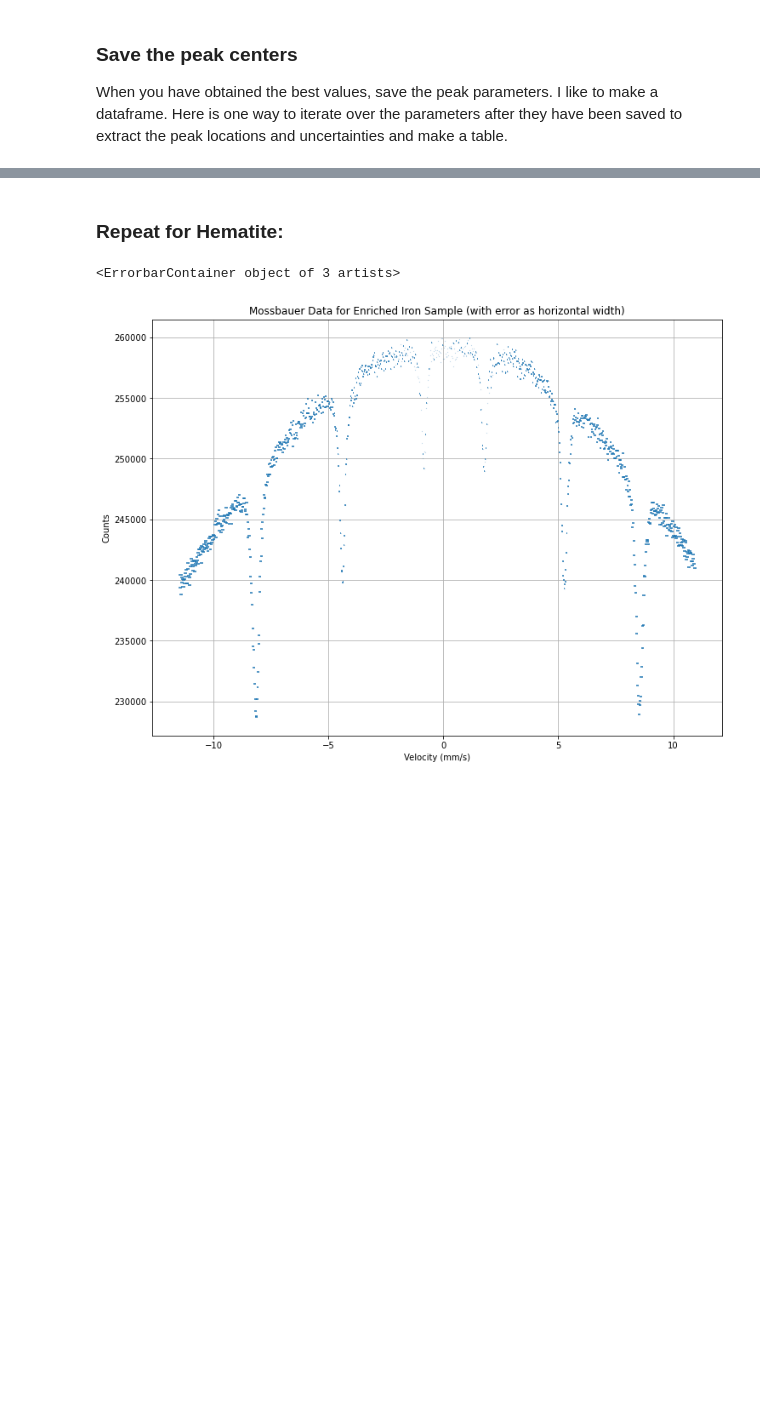
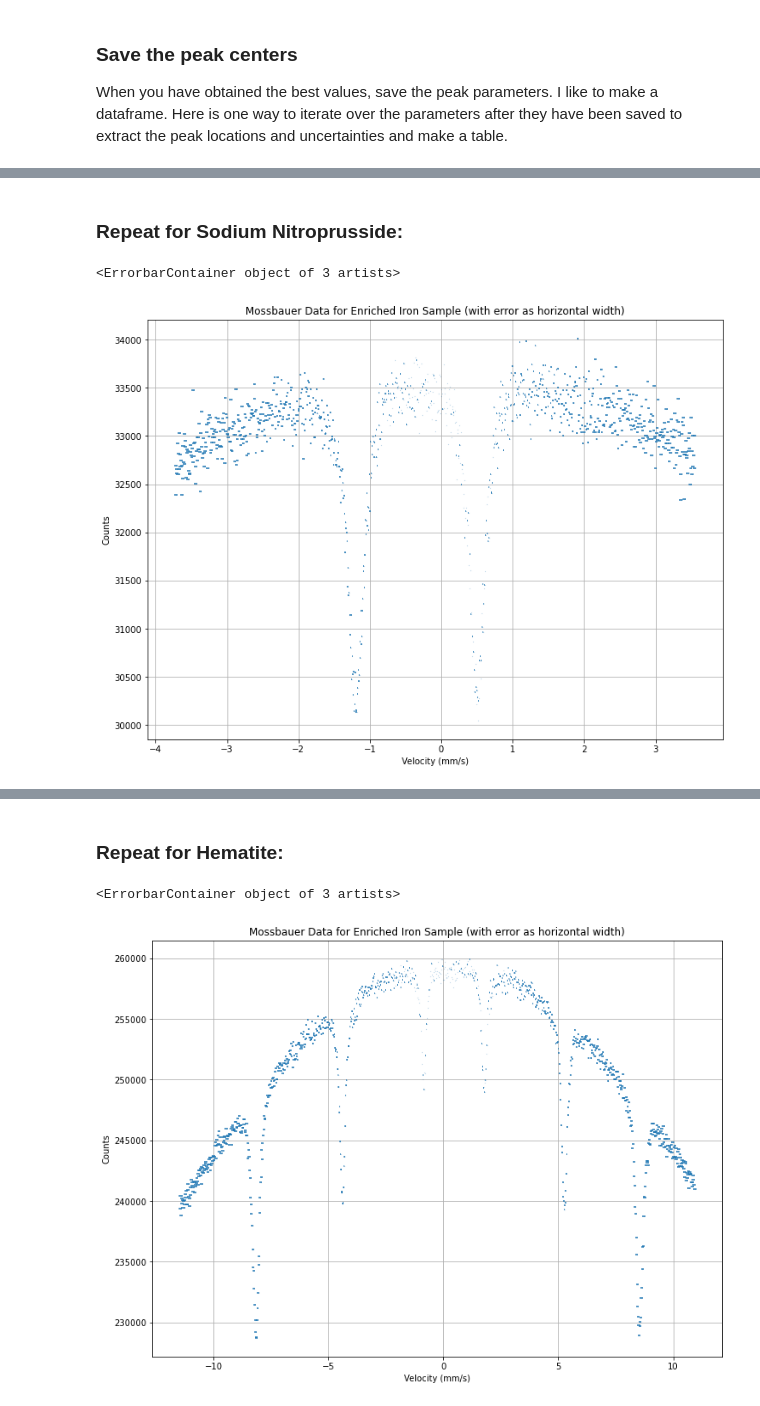
Before and after one commit to ahserhan/CMX, a Jupyter notebook: Mossbauer Specctroscopy/Mossbauer Full Analysis (Template).ipynb, the cells around one changed output, grey strips where cells are left out. Cells and saved outputs as stored; diff of their text form; code cells hidden in the pictures; blank space fills up the shorter version.

```diff
--- a/Mossbauer Specctroscopy/Mossbauer Full Analysis (Template).ipynb
+++ b/Mossbauer Specctroscopy/Mossbauer Full Analysis (Template).ipynb
@@ -299,0 +301,24 @@ Fe_peaks_df
+# %% [markdown]
+### Repeat for Sodium Nitroprusside:
+# %%
+
+#Read in the enriched_Fe data:
+Sod = pd.read_csv('sodium.csv')
+
+# Apply the calibration:
+Sod['velocity'] = velocity_cal(Sod['Ch'],Vpp['Nitroprusside'])
+
+# convert the unc object to normal array
+Sod_velocity = unp.nominal_values(Sod['velocity'])
+Sod_unc = unp.std_devs(Sod['velocity'])
+
+# Sanity plot
+myfig = plt.figure(figsize=(12,9))
+plt.grid()
+plt.xlabel(r'Velocity (mm/s)')
+plt.ylabel(r'Counts')
+plt.title('Mossbauer Data for Enriched Iron Sample (with error as horizontal width)')
+plt.errorbar(Sod_velocity, Sod['Ct'], xerr=Sod_unc, fmt='o', markersize=0.1)
+# %% [output]
+<ErrorbarContainer object of 3 artists>
+[figure, added]
```
Also changed, not shown: parts of 8 cells of this notebook.
